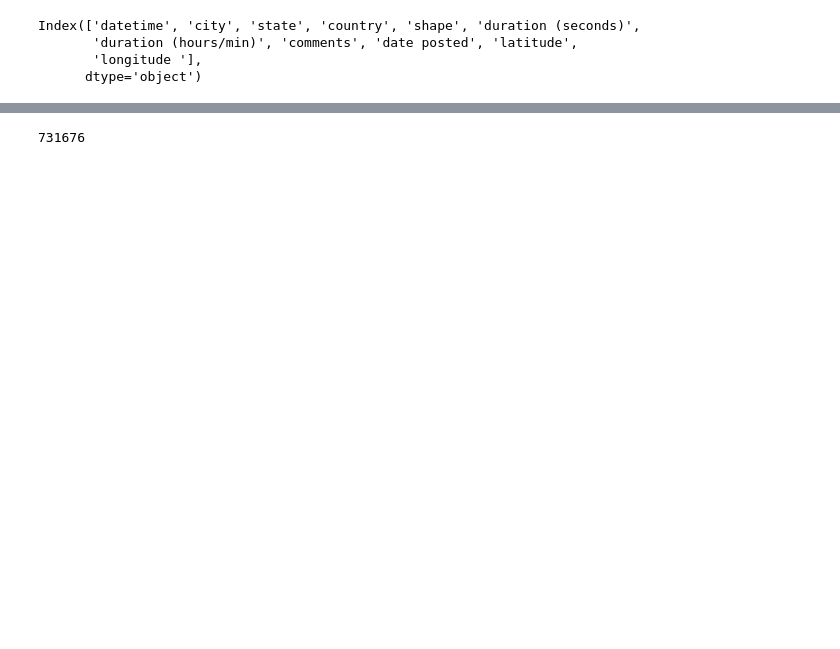
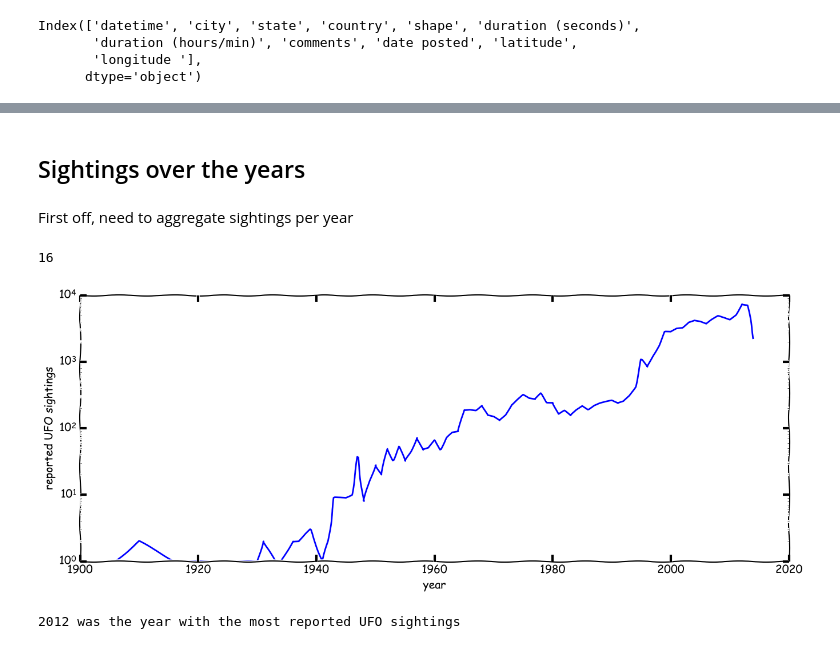
Before and after one commit to jonmadison/cf_dataanalysis, a Jupyter notebook: UFO sighting data.ipynb, the cells around one changed output, grey strips where cells are left out. Cells and saved outputs as stored; diff of their text form; code cells hidden in the pictures; blank space fills up the shorter version.

Commit message:
added data loading/cleanup, first graph

```diff
--- a/UFO sighting data.ipynb
+++ b/UFO sighting data.ipynb
@@ -36,0 +212,6 @@ it's a pretty small % of NaNs among the data set, so i'm gonna use the ax...
+# %%
+#introduce new hour column
+
+ufo["hour"] = [set_hour_from_datetime(ufo.loc[i]) for i in range(len(ufo))]
+# %%
+ufo["year"] = [set_year_from_datetime(ufo.loc[i]) for i in range(len(ufo))]
@@ -36,0 +220,23 @@ it's a pretty small % of NaNs among the data set, so i'm gonna use the ax...
+# %% [markdown]
+## Sightings over the years
+# %% [markdown]
+First off, need to aggregate sightings per year
+# %%
+ufo = ufo.sort_values(['year'], ascending=True )
+# %%
+len(ufo[ufo["year"] == 1949])
+# %% [output]
+16
+# %%
+sighting_year = ufo.year.unique()
+
+sighting_count = [len(ufo[ufo["year"] == year]) for year in ufo.year.unique()]
+# %%
+plt.figure(figsize=(16,6))
+plt.plot(sighting_year,sighting_count)
+plt.xlabel("year")
+plt.ylabel("reported UFO sightings")
+plt.yscale('log')
+plt.show()
+# %% [output]
+[figure, added]
@@ -37,6 +245,6 @@ it's a pretty small % of NaNs among the data set, so i'm gonna use the ax...
+# %%
+print(str(most_sightings), "was the year with the most reported UFO sightings")
+# %% [output]
+2012 was the year with the most reported UFO sightings
 # %%
 ufo = ufo.dropna()
-ufo_size = ufo.size
-ufo_size
-# %% [output]
-731676
```
Also changed, not shown: parts of 46 cells of this notebook.
